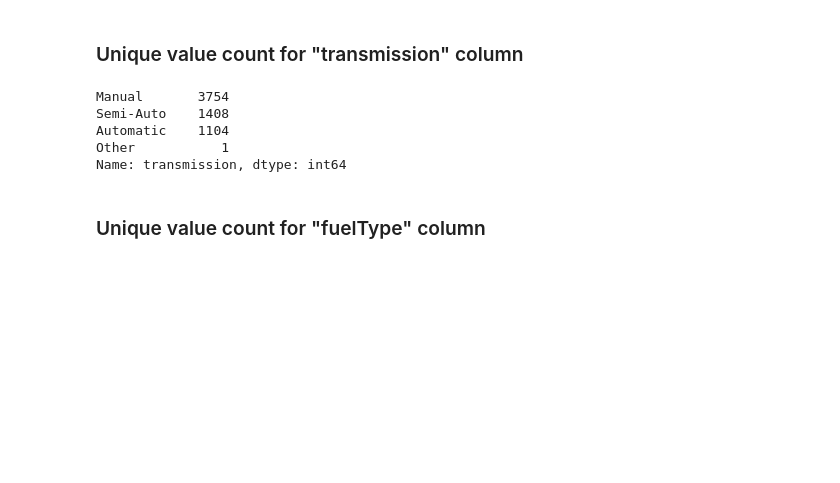
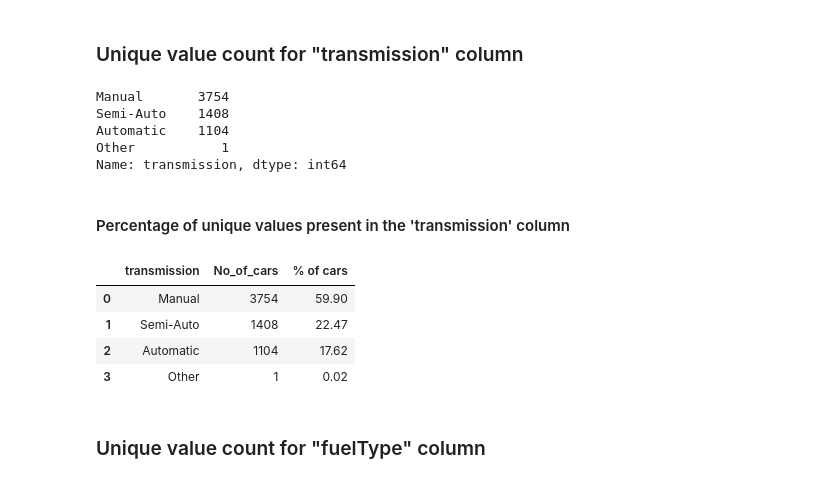
Before and after one commit to fawziah-1806/skoda_used_car-_analysis, a Jupyter notebook: skoda_used_car_EDA.ipynb, the cells around one changed output. Drawn from its saved outputs; the diff is of its cells as text; code cells hidden in the pictures; blank space fills up the shorter version.

```diff
--- a/skoda_used_car_EDA.ipynb
+++ b/skoda_used_car_EDA.ipynb
@@ -113,6 +172,25 @@ Semi-Auto    1408
 Automatic    1104
 Other           1
 Name: transmission, dtype: int64
+# %% [markdown]
+#### Percentage of unique values present in the 'transmission' column
+# %%
+transmission_count = df['transmission'].value_counts()
+
+transmission_count = pd.DataFrame(transmission_count)
+
+transmission_count = transmission_count.reset_index()
+
+transmission_count = transmission_count.rename(columns={'index':'transmission', 'transmission':'No_of_cars'})
+
+transmission_count['% of cars'] = np.round(((transmission_count['No_of_cars']/transmission_count['No_of_cars'].sum())*100), 2)
+display(transmission_count)
+# %% [output]
+|  | transmission | No_of_cars | % of cars |
+| 0 | Manual | 3754 | 59.90 |
+| 1 | Semi-Auto | 1408 | 22.47 |
+| 2 | Automatic | 1104 | 17.62 |
+| 3 | Other | 1 | 0.02 |
 # %% [markdown]
 ### Unique value count for "fuelType" column
 # %%
```
Also changed, not shown: parts of 6 cells of this notebook.
